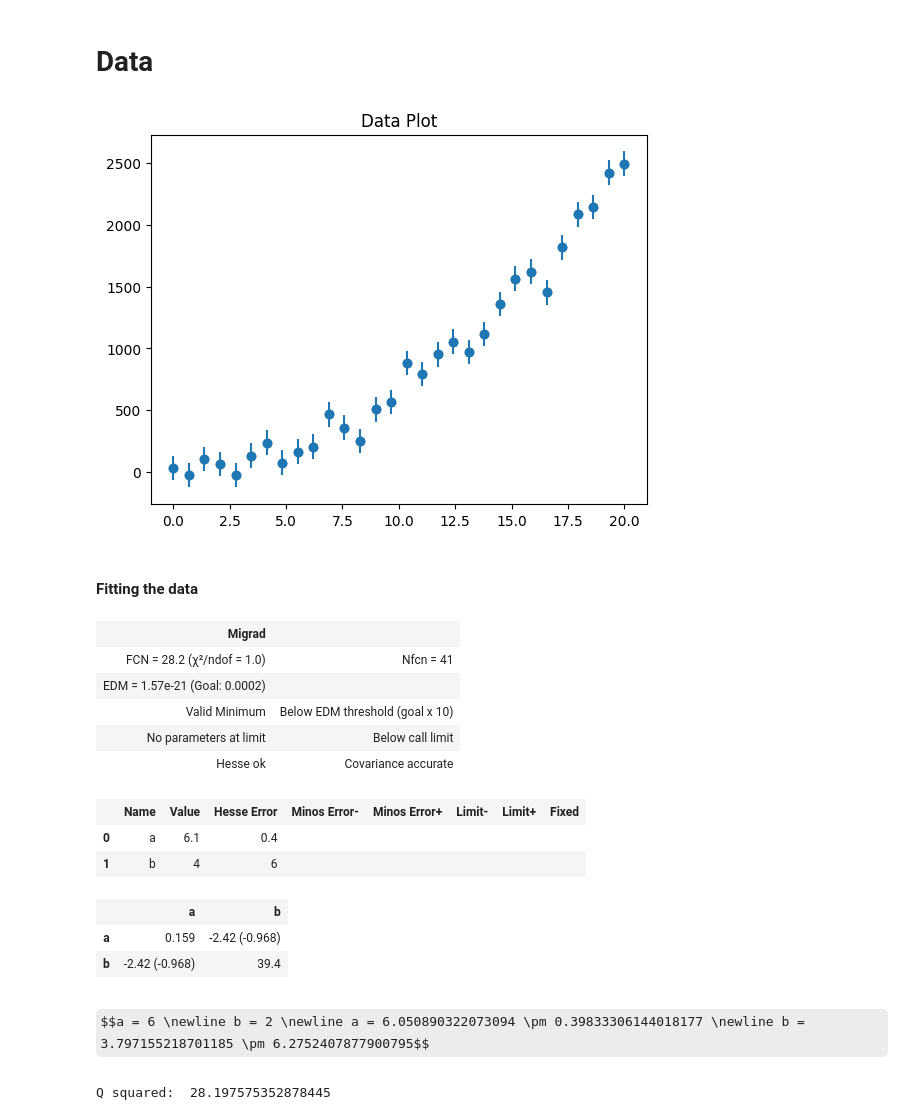
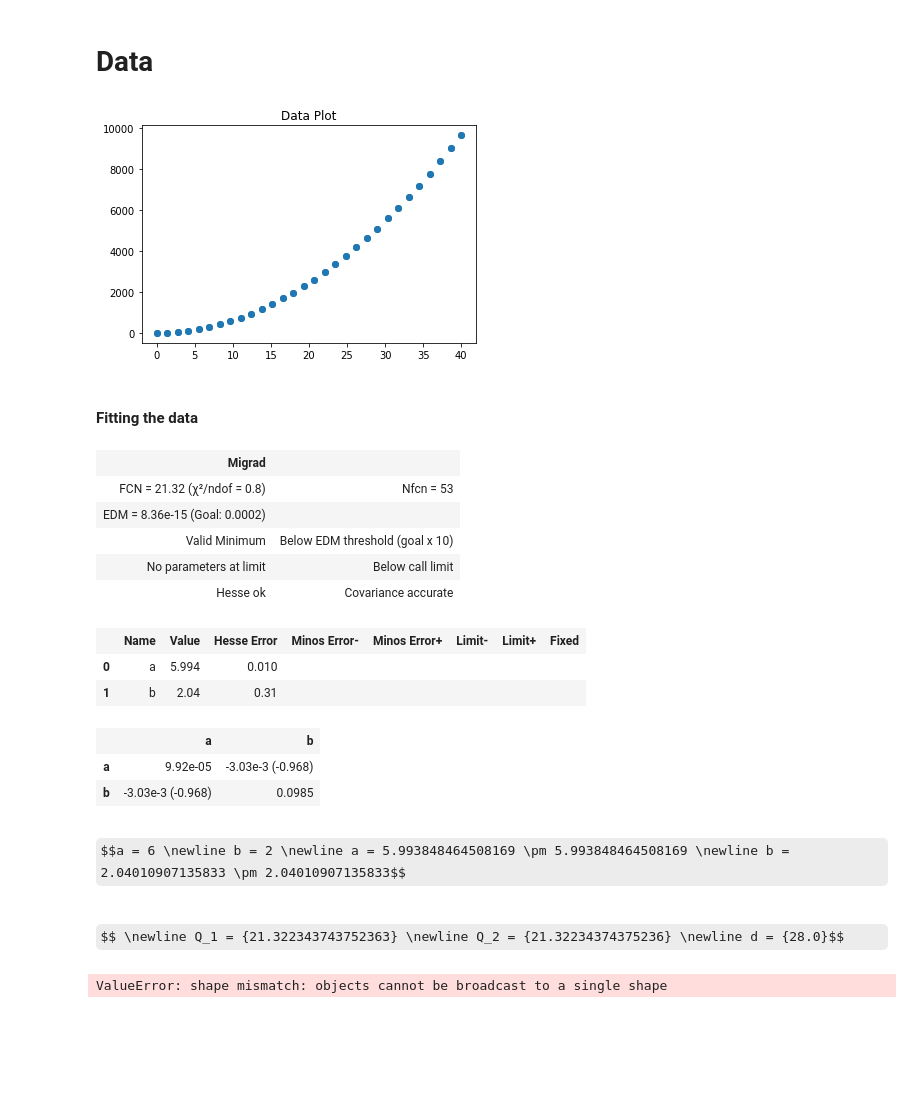
Before and after one commit to Yehan-Edirisinghe/Labo_cal, a Jupyter notebook: lecture_11/note.ipynb, the cells around one changed output. Saved outputs shown, nothing was run; the diff lists cells and outputs as text; code cells hidden in the pictures; some formulas as TeX source; blank space fills up the shorter version.

```diff
--- a/lecture_11/note.ipynb
+++ b/lecture_11/note.ipynb
@@ -7,5 +7,5 @@ from IPython.display import Latex
 # %% [markdown]
 <h1> Data
 # %%
-def func(x,a,b):
+def func1(x,a,b):
     return a*x**2+b*x
@@ -12,5 +15,5 @@ def func(x,a,b):
 # %%
-def genData(xMin,xMax,theta:list,sigma,N:int):
+def genData(xMin,xMax,theta:list,sigma,N:int,func=func1):
 
     x = np.linspace(xMin,xMax,N)
     y = np.empty(N)
@@ -21,47 +24,47 @@ def genData(xMin,xMax,theta:list,sigma,N:int):
 
     return x,y
 # %%
-xmin,xmax = 0 , 20
+xmin,xmax = 0 , 40
 N     = 30
-sigma = 100
+sigma = 10
 
 a,b = 6,2
 
 data = genData(xmin,xmax,(a,b),sigma,N)
 
 sigmay = [sigma for i in range(N)]
 
 plt.title("Data Plot")
 plt.scatter(data[0],data[1])
 plt.errorbar(data[0],data[1], xerr=0,yerr=sigmay, linestyle = 'None', marker='o')
 plt.show()
 # %% [output]
-[figure, old version]
+[figure, new version]
 # %% [markdown]
 <h4>Fitting the data
 # %%
-dataFit = LeastSquares(data[0],data[1],sigmay,func)
+dataFit = LeastSquares(data[0],data[1],sigmay,func1)
 
 my_minuit = Minuit(dataFit,a=0.,b=0,)
 my_minuit.migrad()
 my_minuit.hesse()
 # %% [output]
 | Migrad |  |
-| FCN = 28.2 (χ²/ndof = 1.0) | Nfcn = 41 |
-| EDM = 1.57e-21 (Goal: 0.0002) |  |
+| FCN = 21.32 (χ²/ndof = 0.8) | Nfcn = 53 |
+| EDM = 8.36e-15 (Goal: 0.0002) |  |
 | Valid Minimum | Below EDM threshold (goal x 10) |
 | No parameters at limit | Below call limit |
 | Hesse ok | Covariance accurate |
 |  | Name | Value | Hesse Error | Minos Error- | Minos Error+ | Limit- | Limit+ | Fixed |
-| 0 | a | 6.1 | 0.4 |  |  |  |  |  |
-| 1 | b | 4 | 6 |  |  |  |  |  |
+| 0 | a | 5.994 | 0.010 |  |  |  |  |  |
+| 1 | b | 2.04 | 0.31 |  |  |  |  |  |
 |  | a | b |
-| a | 0.159 | -2.42 (-0.968) |
-| b | -2.42 (-0.968) | 39.4 |
+| a | 9.92e-05 | -3.03e-3 (-0.968) |
+| b | -3.03e-3 (-0.968) | 0.0985 |
 # %%
-# for par, val, err in zip (my_minuit.parameters, my_minuit.values, my_minuit.errors) :
-#     print(f'{par} = {val:.3f} +/- {err:.3f}')
+a_est = my_minuit.values[0]
+b_est = my_minuit.values[1]
 
-Latex(f"$$a = {a} \\newline b = {b} \\newline a = {my_minuit.values[0]} \pm {my_minuit.errors[0]} \\newline b = {my_minuit.values[1]} \pm {my_minuit.errors[1]}$$")
+Latex(f"$$a = {a} \\newline b = {b} \\newline a = {my_minuit.values[0]} \pm {a_est} \\newline b = {my_minuit.values[1]} \pm {b_est}$$")
 # %% [output]
-$$a = 6 \newline b = 2 \newline a = 6.050890322073094 \pm 0.39833306144018177 \newline b = 3.797155218701185 \pm 6.2752407877900795$$
+$$a = 6 \newline b = 2 \newline a = 5.993848464508169 \pm 5.993848464508169 \newline b = 2.04010907135833 \pm 2.04010907135833$$
@@ -78,6 +70,0 @@ def Q_2(sample):
-# %%
-Q_squared = my_minuit.fval
-N_dof = my_minuit.ndof
-print("Q squared: ",Q_squared)
-# %% [output]
-Q squared:  28.197575352878445
@@ -83,0 +81,9 @@ Q squared:  28.197575352878445
+# %%
+Q_1 = Q_sqr(data,sigma,func1,a_est,b_est)
+
+Q_2 = my_minuit.fval
+N_dof = my_minuit.ndof
+
+Latex(f"$$ \\newline Q_1 = {{{Q_1}}} \\newline Q_2 = {{{Q_2}}} \\newline d = {{{N_dof}}}$$")
+# %% [output]
+$$ \newline Q_1 = {21.322343743752363} \newline Q_2 = {21.32234374375236} \newline d = {28.0}$$
@@ -83,0 +108,4 @@ Q squared:  28.197575352878445
+# %%
+Chi_distribution = toy(xmin,xmax,a,b,sigma,10_000)
+# %% [output]
+ValueError: shape mismatch: objects cannot be broadcast to a single shape
```
Also changed, not shown: parts of 6 cells of this notebook.
